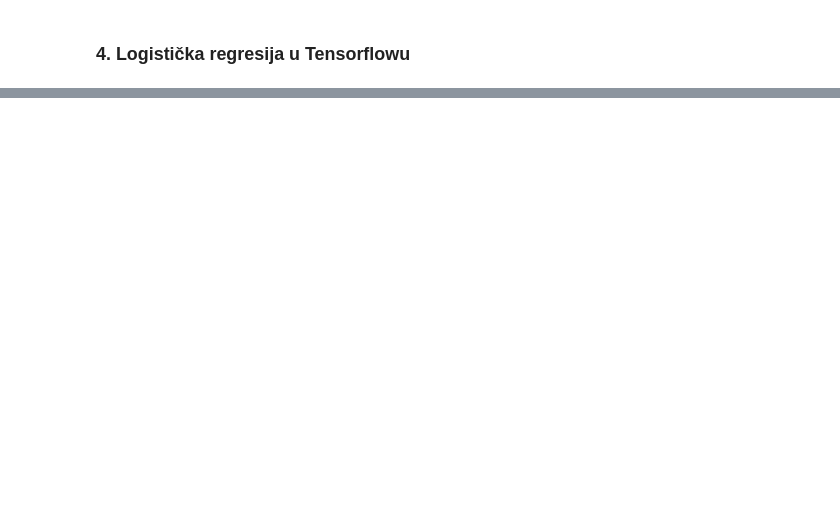
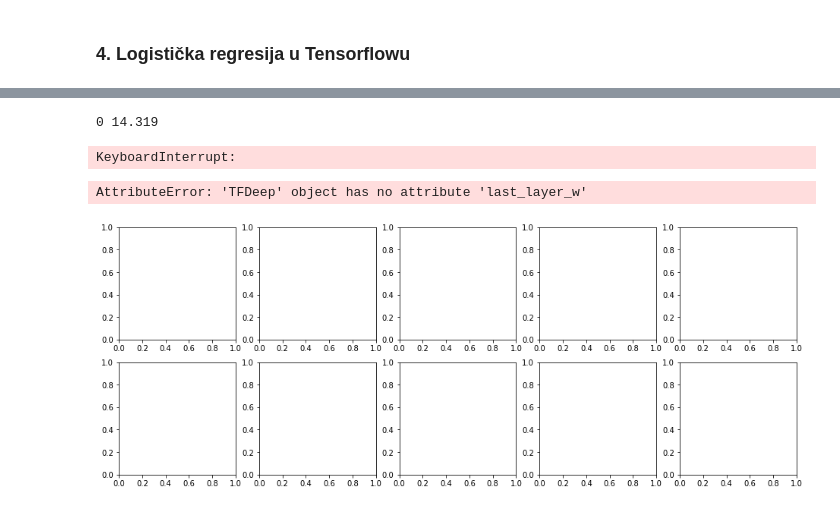
Before and after one commit to DavidBoja/du-lab, a Jupyter notebook: lab1/lab1.ipynb, the cells around one changed output, grey strips where cells are left out. Saved outputs shown, nothing was run; the diff lists cells and outputs as text; code cells hidden in the pictures; blank space fills up the shorter version.

```diff
--- a/lab1/lab1.ipynb
+++ b/lab1/lab1.ipynb
@@ -214,0 +384,11 @@ visualize_results(X, Y_, Y, func)
+# %%
+from tensorflow.examples.tutorials.mnist import input_data
+
+tf.app.flags.DEFINE_string('data_dir',
+  '/tmp/data/', 'Directory for storing data')
+mnist = input_data.read_data_sets(
+  tf.app.flags.FLAGS.data_dir, one_hot=True)
+
+N = mnist.train.images.shape[0]
+D = mnist.train.images.shape[1]
+C = mnist.train.labels.shape[1]
@@ -214,0 +404,26 @@ visualize_results(X, Y_, Y, func)
+# %%
+verbose = True
+print_every = 1000
+param_delta = 0.1
+param_niter = 10000
+layers = [784, 10]
+
+tfdeep = TFDeep(layers, param_delta)
+
+tfdeep.train(mnist.train.images, mnist.train.labels, param_niter, verbose, print_every)
+
+print('Accuracy:', tfdeep.accuracy(X, Yoh_))
+# %% [output]
+0 14.319
+KeyboardInterrupt:
+# %%
+_, plots = plt.subplots(2, 5, figsize=(16, 6))
+for i in range(10):
+    vmin = tfdeep.session.run(tfdeep.last_layer_w)[:,i].min()
+    vmax = tfdeep.session.run(tfdeep.last_layer_w)[:,0].max()
+    plots[i].matshow(tfdeep.session.run(tfDeep.last_layer_w)[:,i].reshape(28,28),
+                     cmap=plt.cm.gray, vmin=(0.5 * vmin), vmax=(0.5 * vmax))
+plt.show()
+# %% [output]
+AttributeError: 'TFDeep' object has no attribute 'last_layer_w'
+[figure, added]
```
Also changed, not shown: parts of 14 cells of this notebook, 1 other file.
